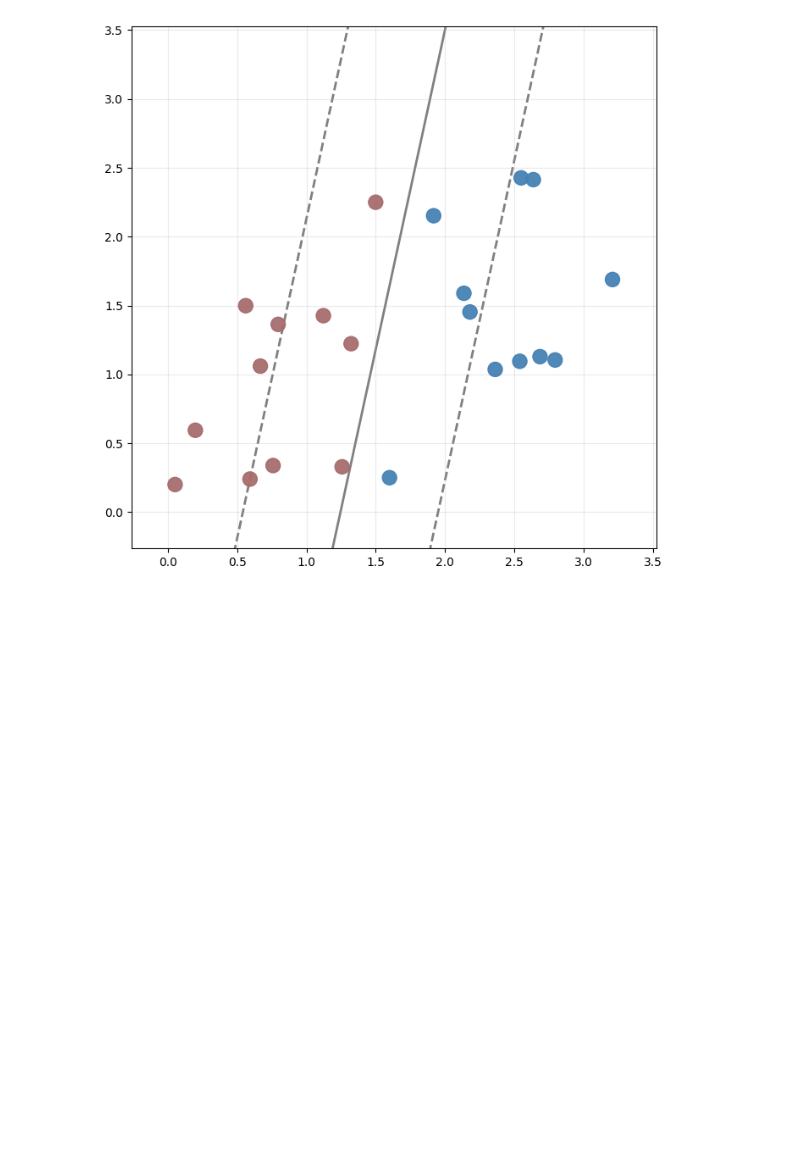
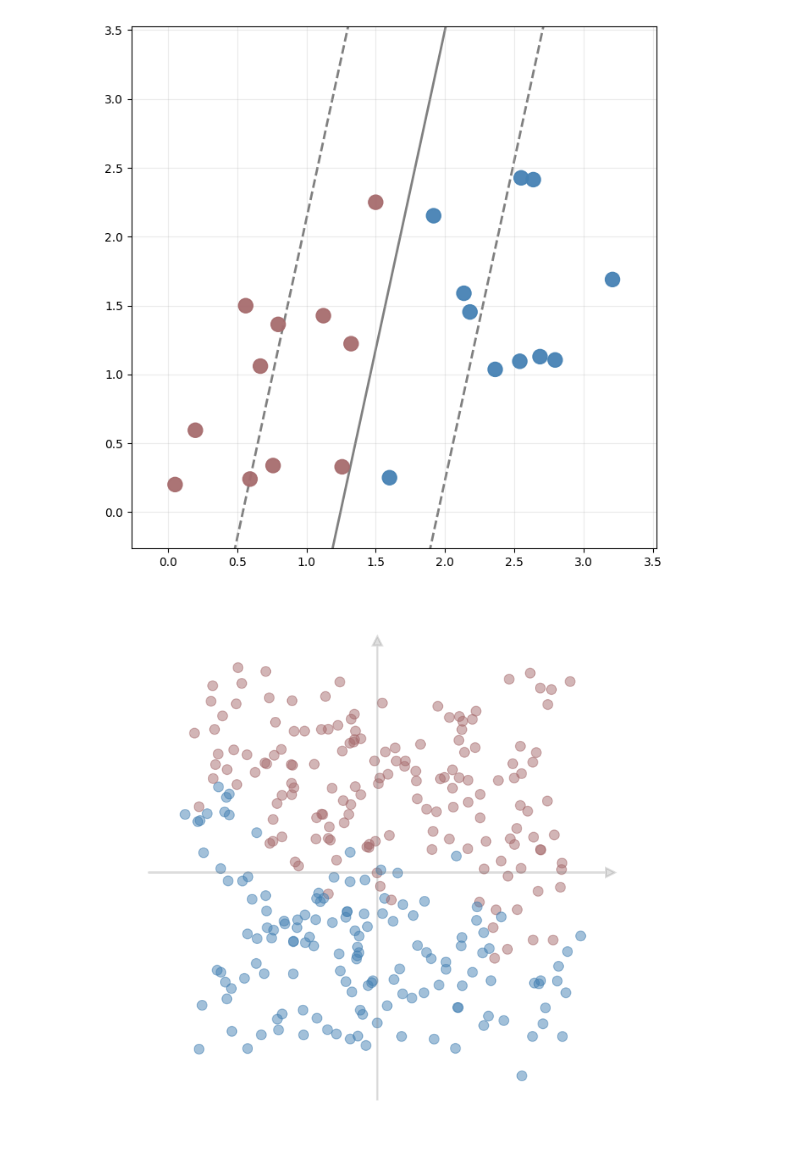
Before and after one commit to rohanxavier33/SVM, a Jupyter notebook: svm.ipynb, the cells around one changed output. Drawn from its saved outputs; the diff is of its cells as text; code cells hidden in the pictures; blank space fills up the shorter version.

```diff
--- a/svm.ipynb
+++ b/svm.ipynb
@@ -159,3 +158,8 @@ linear_plot(X, y, w=w, b=b)
 # %% [output]
 [-1.41897528  0.30584252] [1.76759606]
 [figure]
+# %%
+X, y = part3data(N=300, seed=1235)
+nonlinear_plot(X, y)
+# %% [output]
+[figure, added]
```
Also changed, not shown: parts of 2 cells of this notebook.
